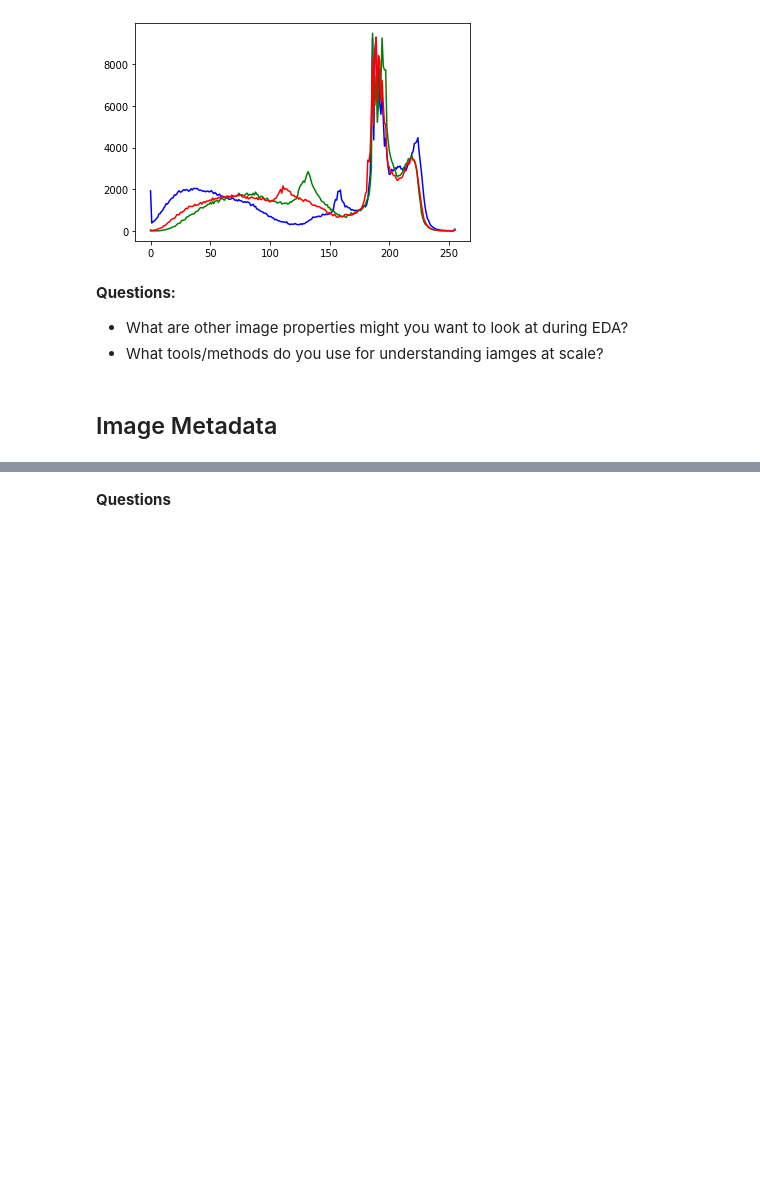
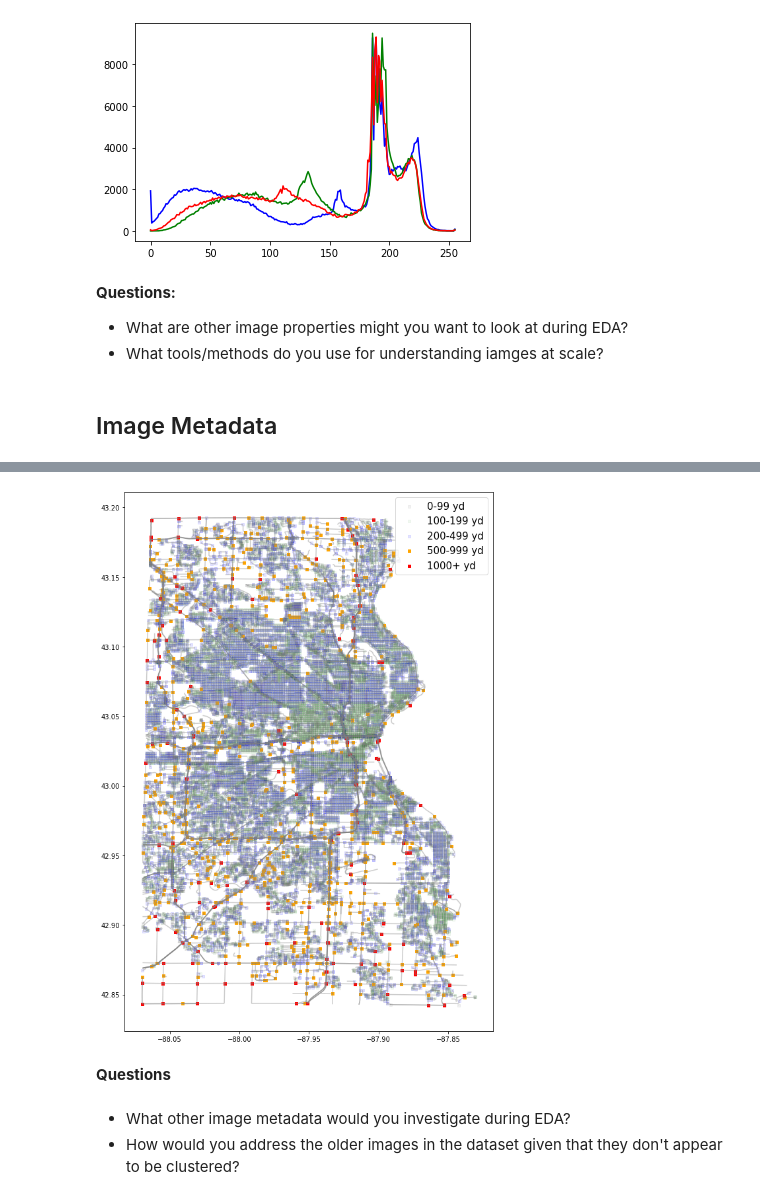
Before and after one commit to w210-accessibility/EDA, a Jupyter notebook: EDA Workshop.ipynb, the cells around one changed output, grey strips where cells are left out. Drawn from its saved outputs; the diff is of its cells as text; code cells hidden in the pictures; blank space fills up the shorter version.

```diff
--- a/EDA Workshop.ipynb
+++ b/EDA Workshop.ipynb
@@ -98,0 +183,4 @@ plt.show()
+# %%
+# Create GeoDF from DF
+geo_df = gpd.GeoDataFrame(road_df, crs = {'init': 'epsg:4326'}, geometry=geometry)
+geo_df.head()
@@ -99,2 +194,19 @@ plt.show()
+# %%
+# Use colors to show where we may need to pull more images
+fig, ax = plt.subplots(figsize=(15,15))
+street_map.plot(ax=ax, alpha=0.4, color='grey')
+geo_df[(geo_df['Length_yd']<100)].plot(ax=ax, markersize=10, color='grey', alpha=0.1, marker="s", label = '0-99 yd')
+geo_df[(geo_df['Length_yd']>=100) & (geo_df['Length_yd']<200)].plot(ax=ax, markersize=10, color='green', alpha=0.05, marker="s", label = '100-199 yd')
+geo_df[(geo_df['Length_yd']>=200) & (geo_df['Length_yd']<500)].plot(ax=ax, markersize=10, color='blue', alpha=0.1, marker="s", label = '200-499 yd')
+geo_df[(geo_df['Length_yd']>=500) & (geo_df['Length_yd']<1000)].plot(ax=ax, markersize=10, color='orange', alpha=1, marker="s", label = '500-999 yd')
+geo_df[(geo_df['Length_yd']>=1000)].plot(ax=ax, markersize=10, color='red', alpha=1, marker="s", label = '1000+ yd')
+
+plt.legend(prop={'size':15}, loc=1)
+plt.show()
+# %% [output]
+[figure, added]
 # %% [markdown]
 **Questions**
+# %% [markdown]
+* What other image metadata would you investigate during EDA?
+* How would you address the older images in the dataset given that they don't appear to be clustered?
```
Also changed, not shown: parts of 19 cells of this notebook.
